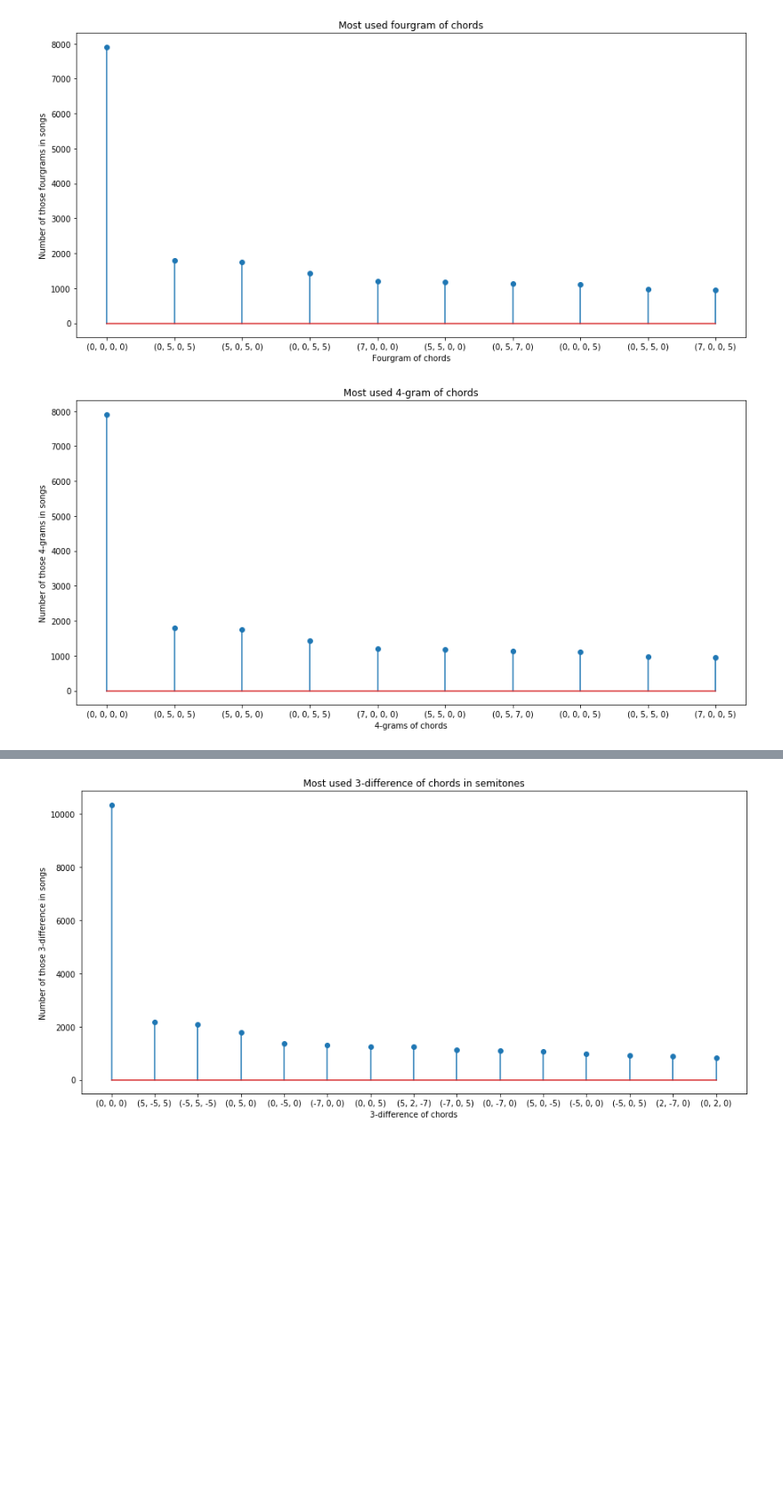
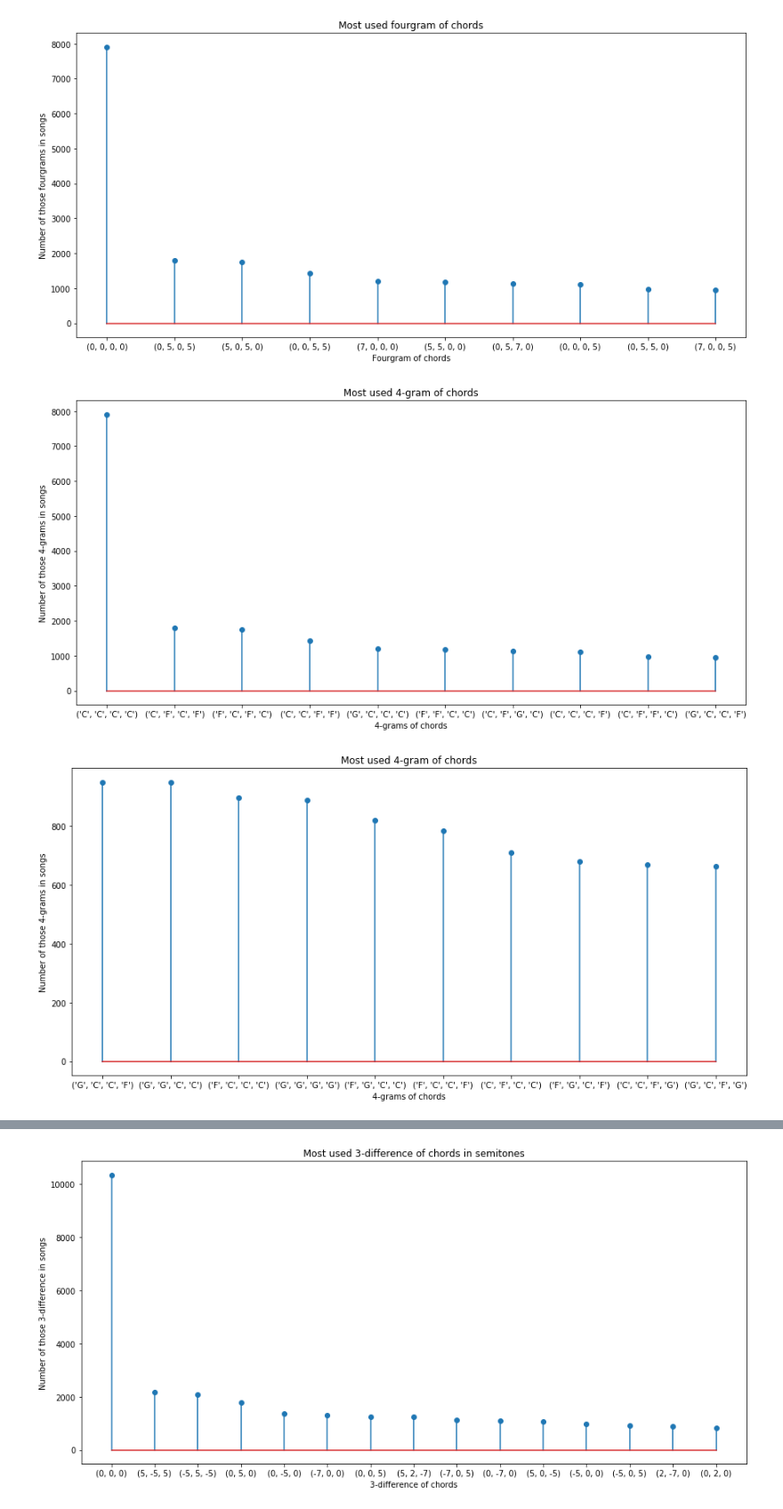
Before and after one commit to lucieperrotta/Digital-Musicology, a Jupyter notebook: processing/processing.ipynb, the cells around one changed output, grey strips where cells are left out. Shown at 89% size. Drawn from its saved outputs; the diff is of its cells as text; code cells hidden in the pictures; blank space fills up the shorter version.

Commit message:
changed plotngrams + added num2key
le TA a dit d'essayer de regarder un peu plus loin dans la data des chords donc j'ai essayé un peu, c'est ptet plus intéressants les ngrams qu'on a après.

```diff
--- a/processing/processing.ipynb
+++ b/processing/processing.ipynb
@@ -9,6 +9,20 @@ from collections import Counter
 # %%
 # Loading the data from the pre-processing part
 clean_data = np.load('../dataset/clean_data.npy')
+# %%
+def num2key(string): #gives the equivalent of the number in the key of C
+    return (string.replace('10','A#')
+            .replace('1','C#')
+            .replace('3','D#')
+            .replace('6','F#')
+            .replace('8','G#')
+            .replace('9','A')
+            .replace('11','B')
+            .replace('0','C')
+            .replace('2','D')
+            .replace( '4','E')
+            .replace('5','F')
+            .replace('7','G'))
 # %%
 bigrams = [(int(clean_data[k][5][m][0]), int(clean_data[k][5][m+1][0])) for k in range(890) for m in range(clean_data[k][5].shape[0] - 1) ]
 
@@ -78,37 +92,42 @@ plot_fourgrams(fourgrams, 10)
 # %%
 # General function for computing and plotting n-grams
 
-def plot_n_grams(clean_data, ng, n):
+def plot_n_grams(clean_data, ng, n, a=0 ):
     """
     This function computes and plots the n-grams of our clean data.
     clean_data is our input data
     ng is the number of chords we want in our sequences
     n is the number of n-grams we want to plot
+    a is the first point you would like to plot
     """
+    for elem in clean_data:
+        for e in elem[5]:
+            e[0]=num2key(e[0])
 
     ngrams = []
 
     for k in range(890):
         for m in range(clean_data[k][5].shape[0] - ng + 1):
-            ngrams.append(tuple([int(clean_data[k][5][m+o][0]) for o in range(ng)]))
+            ngrams.append(tuple([clean_data[k][5][m+o][0] for o in range(ng)]))
 
     c_gram = Counter(ngrams)
-
-    mc_grams = [c_gram.most_common(n)[k][0] for k in range(n)]
-    mc_grams_counts = [c_gram.most_common(n)[k][1] for k in range(n)]
+    mc_grams = [c_gram.most_common(n+a)[k][0] for k in range(a,a+n)]
+    mc_grams_counts = [c_gram.most_common(n+a)[k][1] for k in range(a,a+n)]
 
     plt.figure(1, figsize=(15,7))
 
     plt.stem(np.arange(n),mc_grams_counts)
     plt.xticks(np.arange(n), mc_grams)
     plt.xlabel('{}-grams of chords'.format(ng))
     plt.ylabel('Number of those {}-grams in songs'.format(ng))
     plt.title('Most used {}-gram of chords'.format(ng))
     plt.show()
 
     return ngrams
 
-
-ngrams = plot_n_grams(clean_data, 4, 10)
+ngrams = plot_n_grams(clean_data,4,10)
+ngrams = plot_n_grams(clean_data, 4, 10,9)
+ngrams= plot_n_grams(clean_data,4,10,18)
 # %% [output]
-[figure, old version]
+[figure, new version]
+[figure, added]
```
Also changed, not shown: parts of 1 cell of this notebook.
